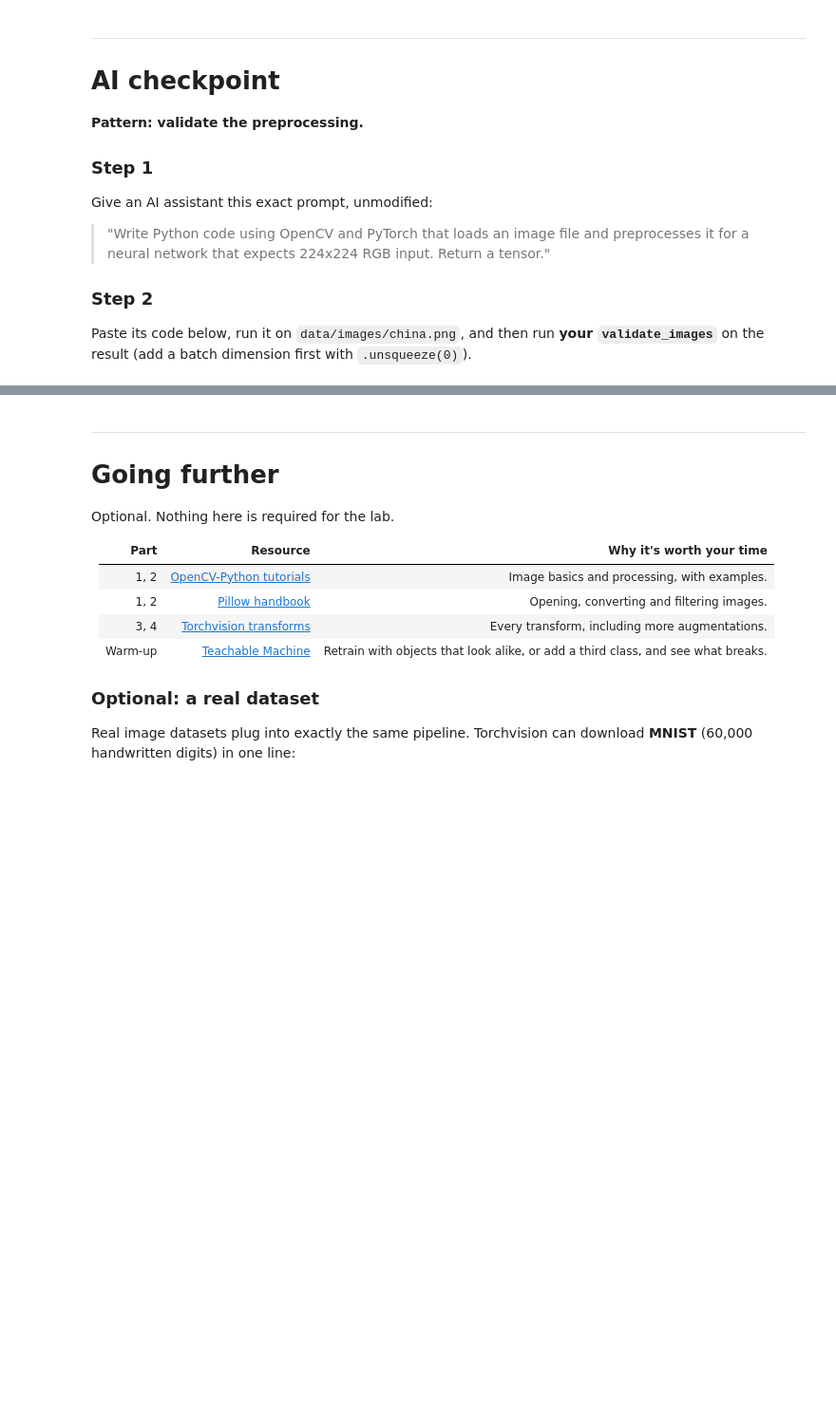
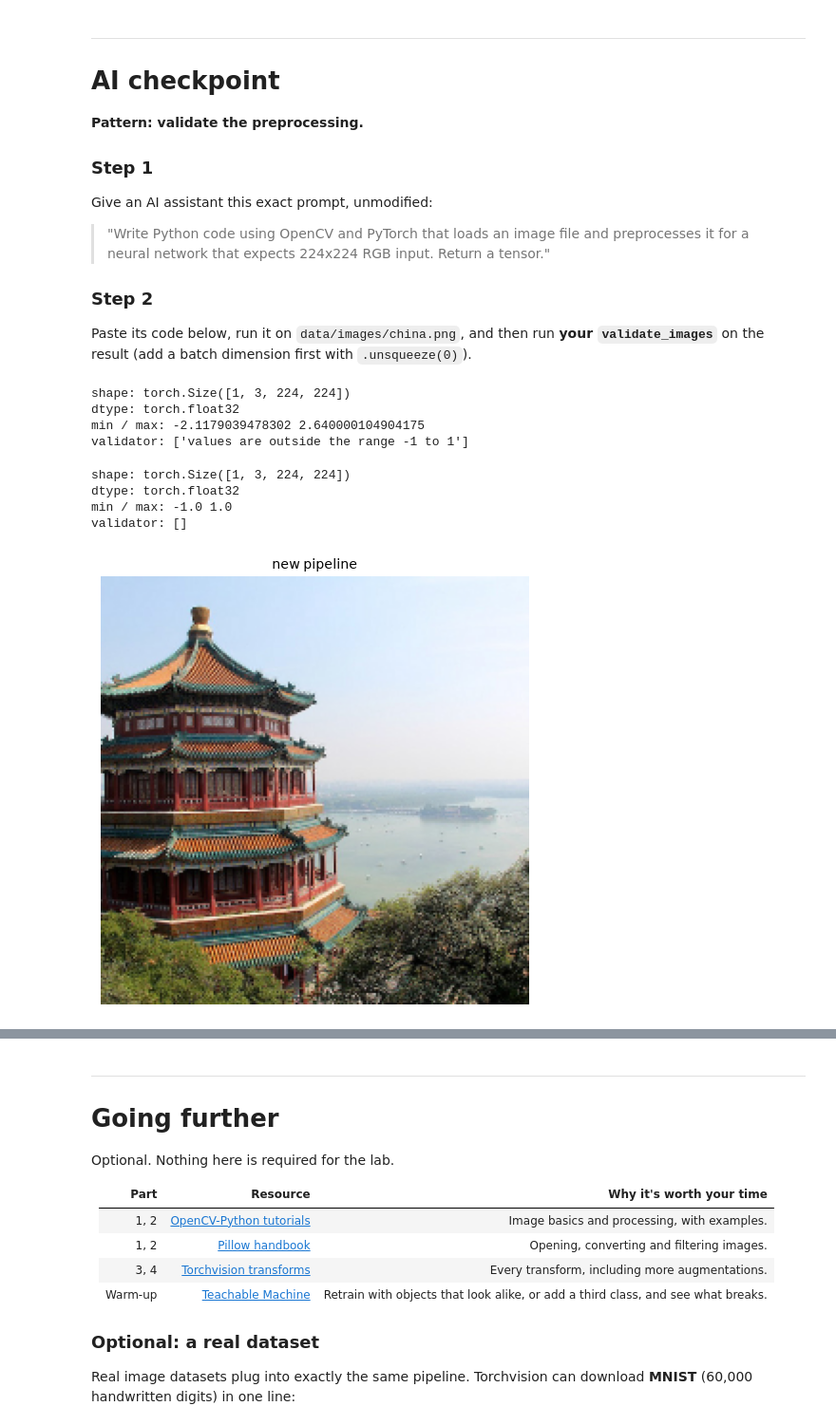
Before and after one commit to Ra3105/arti303--2250004709---Alasmari-, a Jupyter notebook: lab09.ipynb, the cells around one changed output, grey strips where cells are left out. Shown at 95% size. Saved outputs shown, nothing was run; the diff lists cells and outputs as text; code cells hidden in the pictures; blank space fills up the shorter version.

```diff
--- a/lab09.ipynb
+++ b/lab09.ipynb
@@ -315,7 +354,12 @@ Build `thumb`: a **64 × 64 grayscale** version of `rgb`, made from its
 3. resize that square to 64 × 64
 # %%
 # TODO: thumb = 64 x 64 grayscale thumbnail of the CENTRE SQUARE of rgb
-thumb = None
+gray = cv2.cvtColor(rgb, cv2.COLOR_RGB2GRAY)
+side = min(gray.shape)
+top = (gray.shape[0] - side) // 2
+left = (gray.shape[1] - side) // 2
+square = gray[top:top + side, left:left + side]
+thumb = cv2.resize(square, (64, 64))
 # %%
 assert thumb is not None, "fill in thumb"
 assert thumb.shape == (64, 64), f"thumb should be 64 x 64 and grayscale (2D), not {thumb.shape}"
@@ -644,3 +732,37 @@ Paste its code below, run it on `data/images/china.png`, and then run
 `.unsqueeze(0)`).
 # %%
 # Paste the AI assistant's code here and run it
+
+import cv2
+import torch
+import numpy as np
+
+def preprocess_image(image_path: str) -> torch.Tensor:
+    img = cv2.imread(image_path)
+    if img is None:
+        raise ValueError(f"Could not load image from path: {image_path}")
+
+    img = cv2.cvtColor(img, cv2.COLOR_BGR2RGB)
+    img = cv2.resize(img, (224, 224))
+    img = img.astype(np.float32) / 255.0
+
+    mean = np.array([0.485, 0.456, 0.406], dtype=np.float32)
+    std = np.array([0.229, 0.224, 0.225], dtype=np.float32)
+    img = (img - mean) / std
+
+    img = img.transpose(2, 0, 1)
+    tensor = torch.from_numpy(img).unsqueeze(0)
+    return tensor
+
+
+x = preprocess_image("data/images/china.png")
+
+print("shape:", x.shape)
+print("dtype:", x.dtype)
+print("min / max:", x.min().item(), x.max().item())
+print("validator:", validate_images(x))
+# %% [output]
+shape: torch.Size([1, 3, 224, 224])
+dtype: torch.float32
+min / max: -2.1179039478302 2.640000104904175
+validator: ['values are outside the range -1 to 1']
@@ -647,3 +837,18 @@ Paste its code below, run it on `data/images/china.png`, and then run
+# %%
+x2 = preprocess_image("data/images/china.png")
+
+print("shape:", x2.shape)
+print("dtype:", x2.dtype)
+print("min / max:", x2.min().item(), x2.max().item())
+print("validator:", validate_images(x2))
+
+show([x2[0]], ["new pipeline"], cols=1, size=5)
+# %% [output]
+shape: torch.Size([1, 3, 224, 224])
+dtype: torch.float32
+min / max: -1.0 1.0
+validator: []
+[figure, added]
 # %% [markdown]
 ### Step 3: answer these in your own words
 
```
Also changed, not shown: parts of 25 cells of this notebook, 3 other files.
